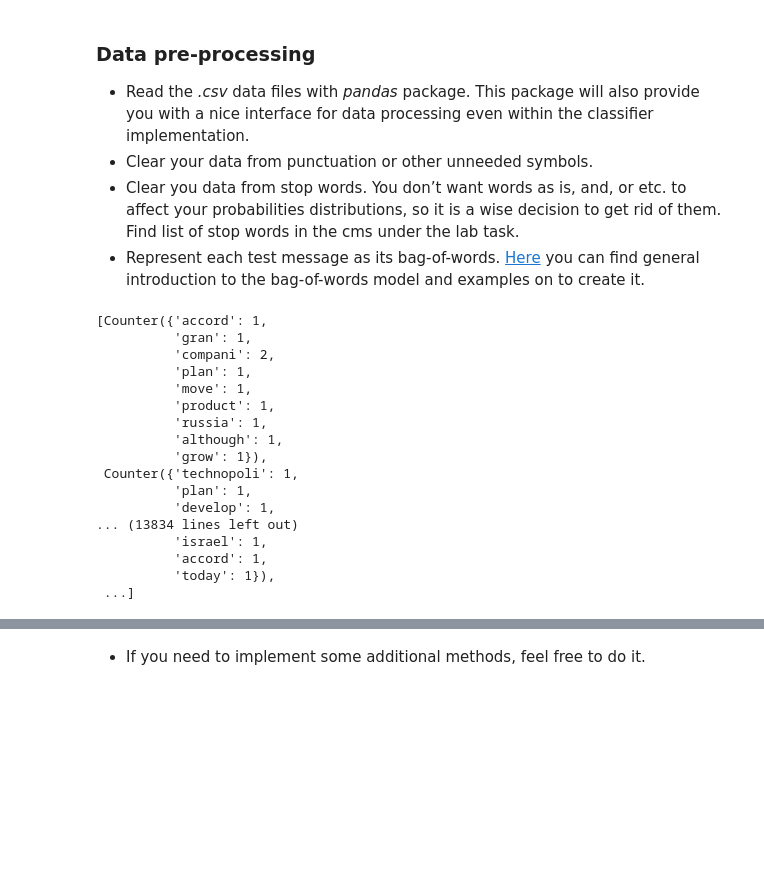
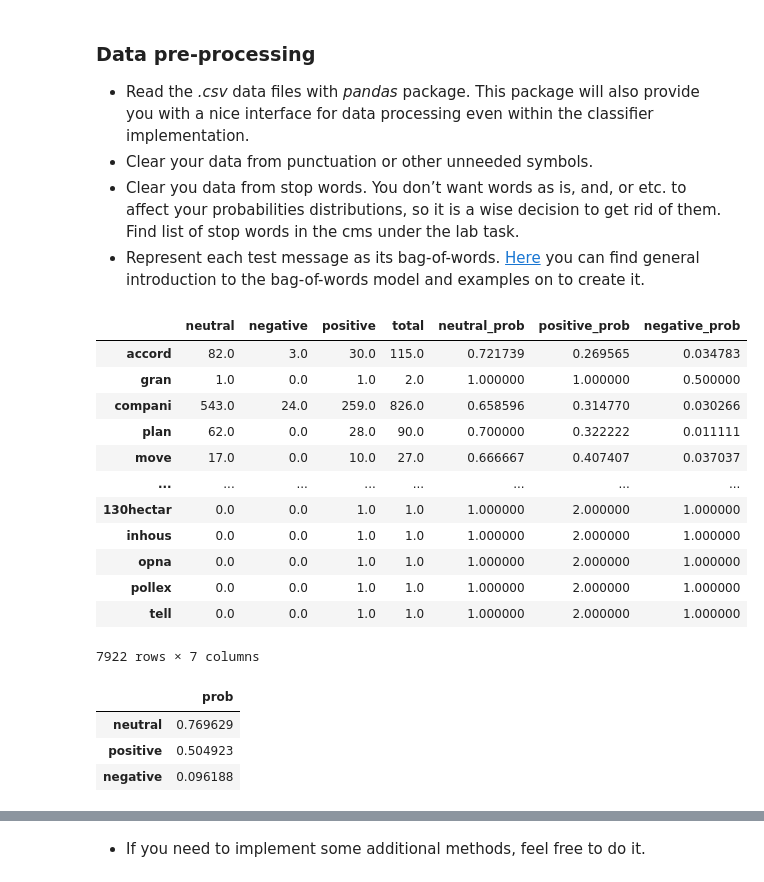
Before and after one commit to elem3ntary/naive-bayes-classifier, a Jupyter notebook: ByesClassif.ipynb, the cells around one changed output, grey strips where cells are left out. Saved outputs shown, nothing was run; the diff lists cells and outputs as text; code cells hidden in the pictures; blank space fills up the shorter version.

Commit message:
Reweriten dict counting in pandas

```diff
--- a/ByesClassif.ipynb
+++ b/ByesClassif.ipynb
@@ -112,34 +103,51 @@ def prepare_sentence(sentence: str) -> str:
 # %%
 def process_data(data_file):
     """
     Function for data processing and split it into X and y sets.
     :param data_file: str - train datado a research of your own
     :return: pd.Series|list, pd.Series|list - X and y data series or lists
     """
 
     df = pd.read_csv(data_file)
-    df["text"] = df["text"].apply(prepare_sentence)
+    total_bag_of_words = defaultdict(lambda: Counter())
+    for idx, row in df.iterrows():
+        sentiment, text = row["sentiment"], row["text"]
+        bag_of_words = prepare_sentence(text)
+        for word, word_count in bag_of_words.items():
+            total_bag_of_words[sentiment][word] += word_count
 
 
-    return list(df["text"].values), list(df["sentiment"].values)
 
-result = process_data("train.csv")
-result[0]
+    words_df = pd.DataFrame(total_bag_of_words)
+    words_df.fillna(0,inplace=True) # replace NaN with 0
+    words_df["total"] =  words_df["neutral"] + words_df["negative"] + words_df["positive"]
+#     words_df = words_df.replace(0,1) # smoothing
+
+    label_df = pd.DataFrame(columns=["prob"])
+    for col in ["neutral","positive", "negative"]:
+        words_df[f"{col}_prob"] = (words_df[col] + 1)/ words_df["total"]
+        label_df.loc[col] = words_df[words_df[col] != 0][col].count() / words_df[col].count()
+
+    display(words_df)
+    display(label_df)
+    return words_df, label_df
+
+sentences, sentiments = process_data("train.csv")
 # %% [output]
+|  | neutral | negative | positive | total | neutral_prob | positive_prob | negative_prob |
+| accord | 82.0 | 3.0 | 30.0 | 115.0 | 0.721739 | 0.269565 | 0.034783 |
+| gran | 1.0 | 0.0 | 1.0 | 2.0 | 1.000000 | 1.000000 | 0.500000 |
+| compani | 543.0 | 24.0 | 259.0 | 826.0 | 0.658596 | 0.314770 | 0.030266 |
+| plan | 62.0 | 0.0 | 28.0 | 90.0 | 0.700000 | 0.322222 | 0.011111 |
+| move | 17.0 | 0.0 | 10.0 | 27.0 | 0.666667 | 0.407407 | 0.037037 |
+| ... | ... | ... | ... | ... | ... | ... | ... |
+| 130hectar | 0.0 | 0.0 | 1.0 | 1.0 | 1.000000 | 2.000000 | 1.000000 |
+| inhous | 0.0 | 0.0 | 1.0 | 1.0 | 1.000000 | 2.000000 | 1.000000 |
+| opna | 0.0 | 0.0 | 1.0 | 1.0 | 1.000000 | 2.000000 | 1.000000 |
+| pollex | 0.0 | 0.0 | 1.0 | 1.0 | 1.000000 | 2.000000 | 1.000000 |
+| tell | 0.0 | 0.0 | 1.0 | 1.0 | 1.000000 | 2.000000 | 1.000000 |
-[Counter({'accord': 1,
-          'gran': 1,
-          'compani': 2,
-          'plan': 1,
-          'move': 1,
-          'product': 1,
-          'russia': 1,
-          'although': 1,
-          'grow': 1}),
- Counter({'technopoli': 1,
-          'plan': 1,
-          'develop': 1,
-... (13834 lines left out)
-          'israel': 1,
-          'accord': 1,
-          'today': 1}),
- ...]
+7922 rows × 7 columns
+|  | prob |
+| neutral | 0.769629 |
+| positive | 0.504923 |
+| negative | 0.096188 |
```
Also changed, not shown: parts of 4 cells of this notebook.
